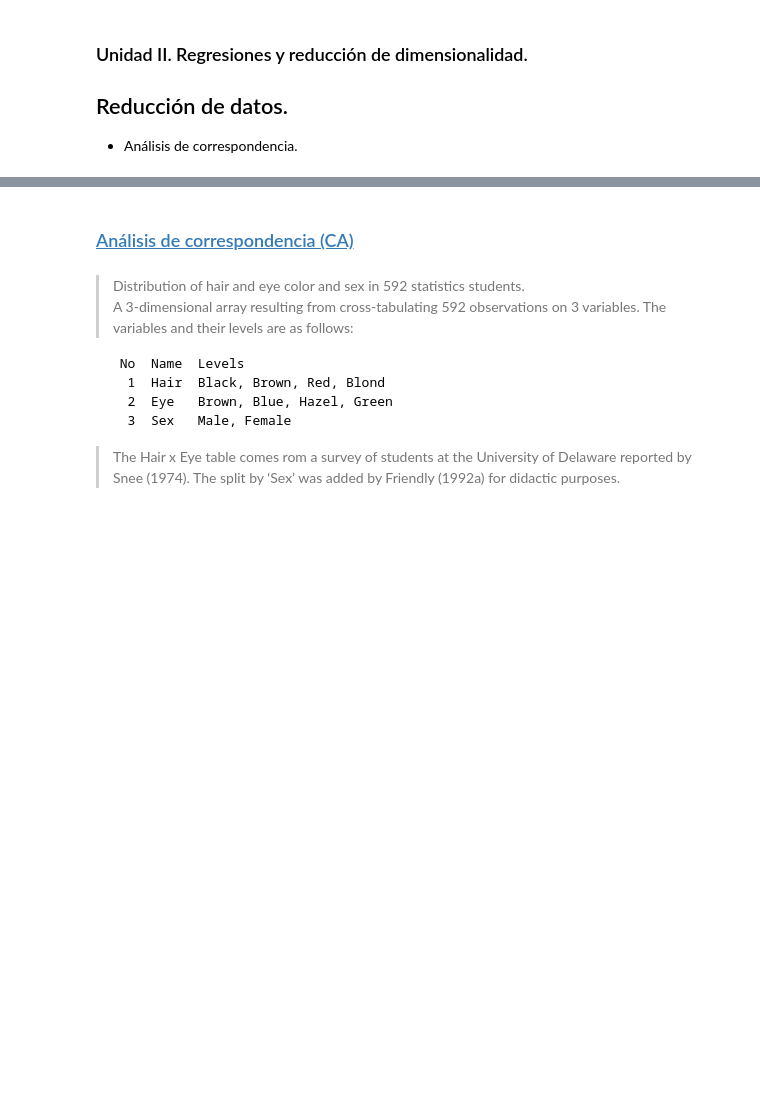
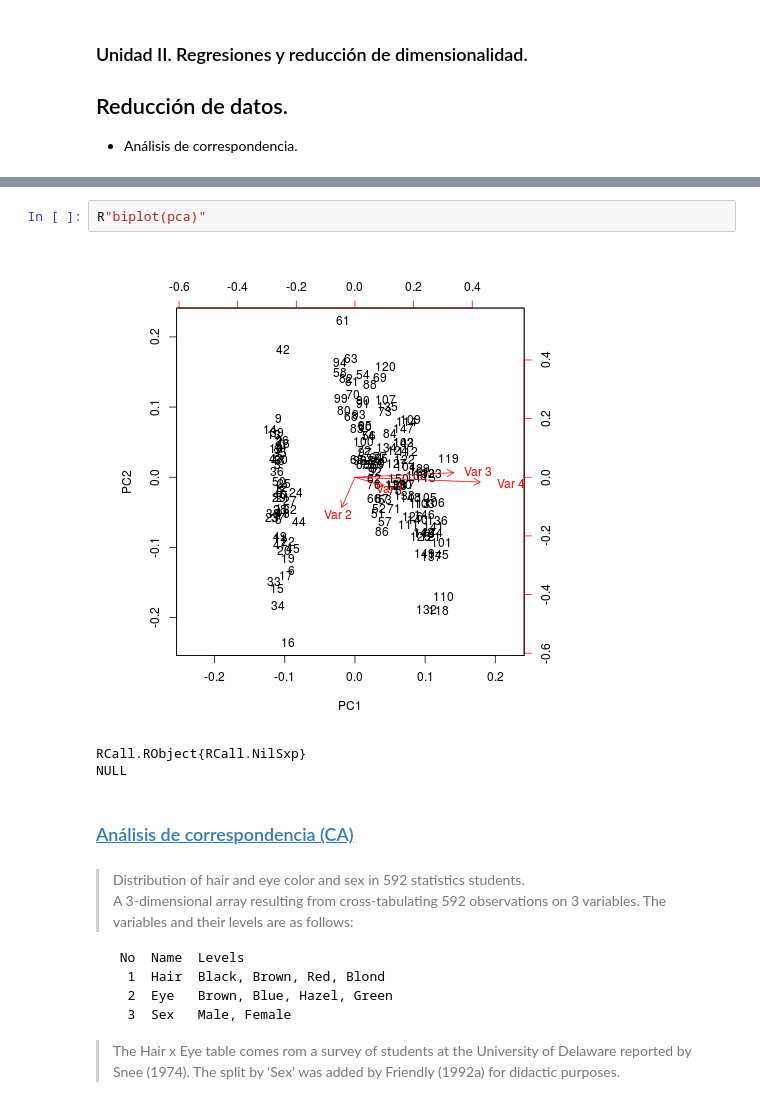
Before and after one commit to diegozea/AnalisisDeDatosCualitativos.jl, a Jupyter notebook: material/II.5.ReduccionDeDatos.ipynb, the cells around one changed output, grey strips where cells are left out. Drawn from its saved outputs; the diff is of its cells as text; blank space fills up the shorter version.

```diff
--- a/material/II.5.ReduccionDeDatos.ipynb
+++ b/material/II.5.ReduccionDeDatos.ipynb
@@ -9,3 +173,9 @@
+# %%
+R"biplot(pca)"
+# %% [output]
+[figure, added]
+RCall.RObject{RCall.NilSxp}
+NULL
 # %% [markdown]
 ### [Análisis de correspondencia (CA)](https://en.wikipedia.org/wiki/Correspondence_analysis)
 # %% [markdown]
```
Also changed, not shown: parts of 20 cells of this notebook.
